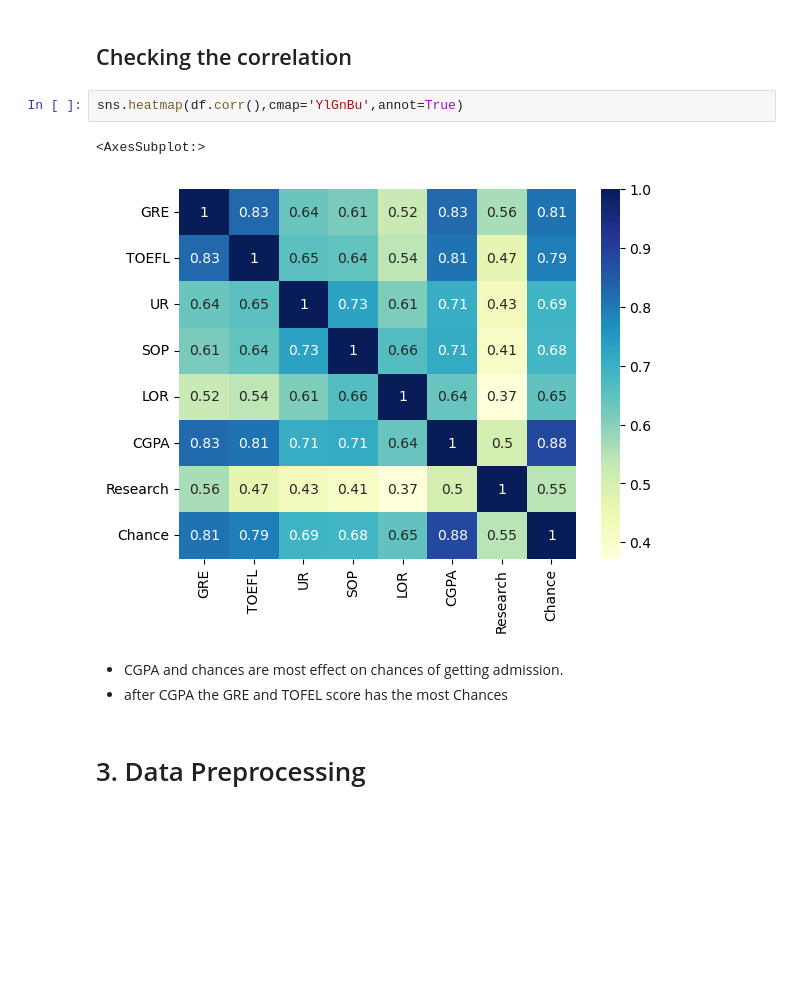
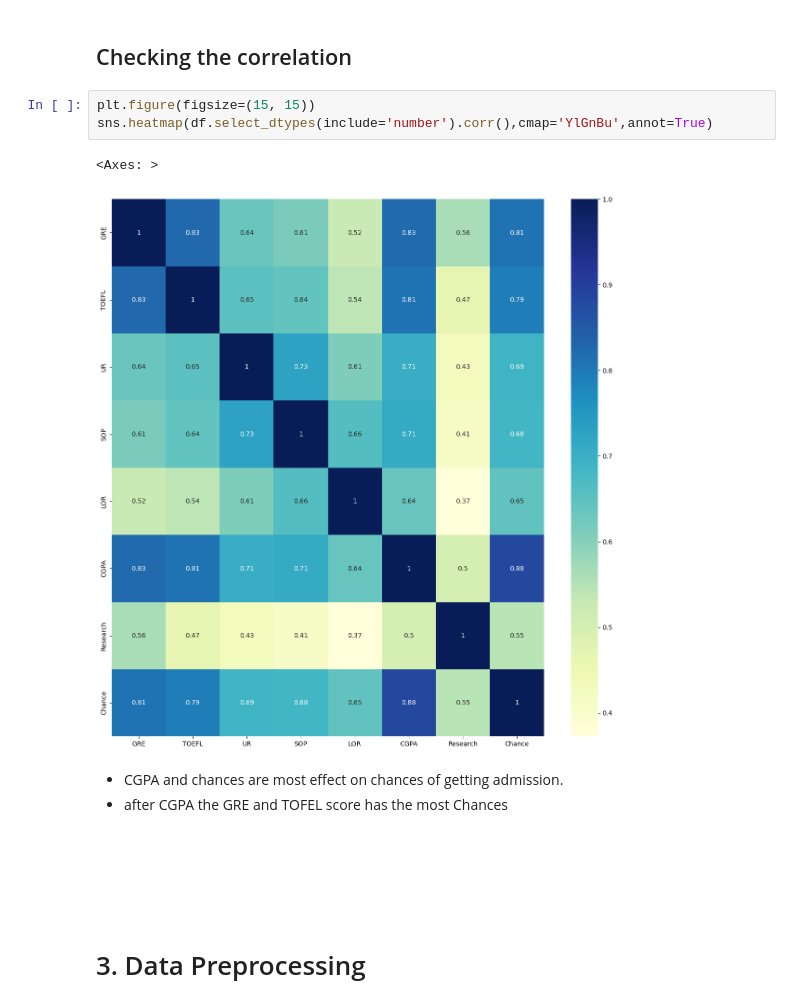
Before and after one commit to Ravi10690/Projects, a Jupyter notebook: Prediction_College_admission_Chances_With_linear_regression/Jamboree.ipynb, the cells around one changed output. Saved outputs shown, nothing was run; the diff lists cells and outputs as text; blank space fills up the shorter version.

```diff
--- a/Prediction_College_admission_Chances_With_linear_regression/Jamboree.ipynb
+++ b/Prediction_College_admission_Chances_With_linear_regression/Jamboree.ipynb
@@ -182,13 +178,18 @@ Results are moreover the same as previous
 # %% [markdown]
 ## Checking the correlation
 # %%
-sns.heatmap(df.corr(),cmap='YlGnBu',annot=True)
+plt.figure(figsize=(15, 15))
+sns.heatmap(df.select_dtypes(include='number').corr(),cmap='YlGnBu',annot=True)
 # %% [output]
-<AxesSubplot:>
+<Axes: >
-[figure, old version]
+[figure, new version]
 # %% [markdown]
 * CGPA and chances are most effect on chances of getting admission.
 * after CGPA the GRE and TOFEL score has the most Chances
+# %% [markdown]
+#
+# %% [markdown]
+#
 # %% [markdown]
 # 3. Data Preprocessing
 # %% [markdown]
```
Also changed, not shown: parts of 45 cells of this notebook, 3 other files.
